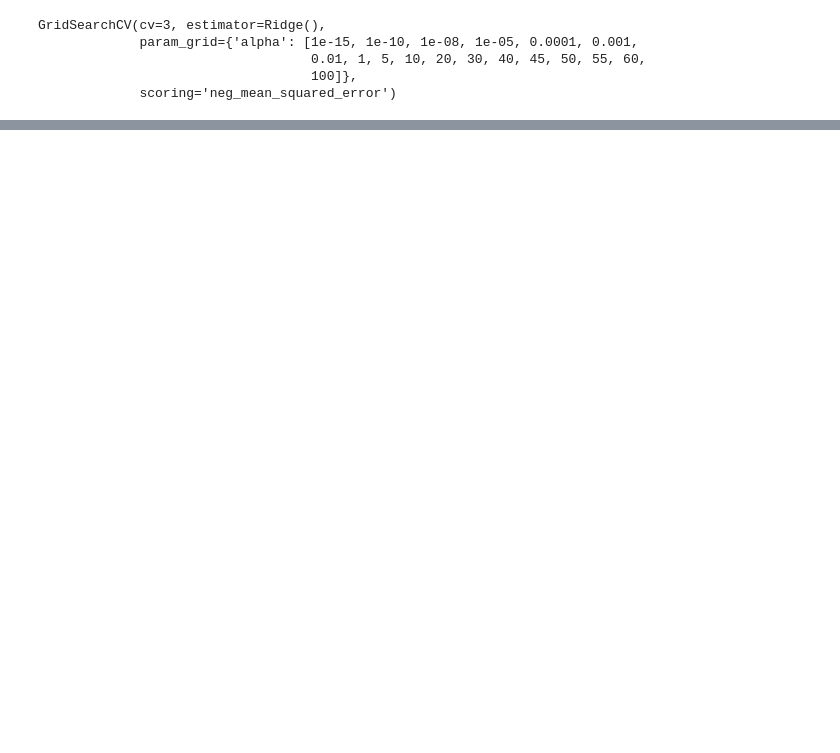
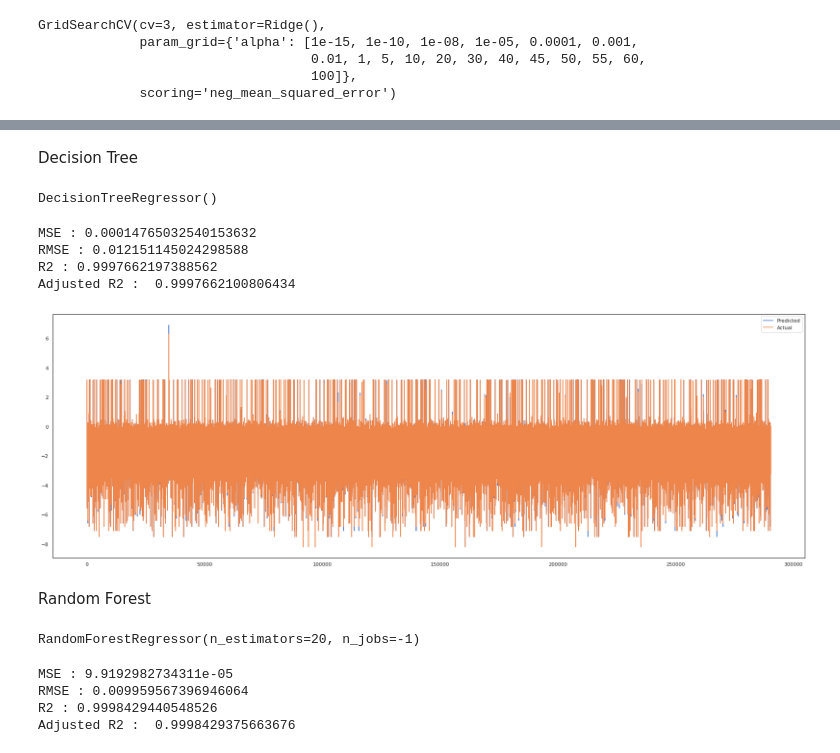
Before and after one commit to kiran2424/NYC-Taxi-Trip-Time-Prediction, a Jupyter notebook: NYC_Taxi_Trip_Time_Prediction_Capstone_Project.ipynb, the cells around one changed output, grey strips where cells are left out. Saved outputs shown, nothing was run; the diff lists cells and outputs as text; code cells hidden in the pictures; blank space fills up the shorter version.

```diff
--- a/NYC_Taxi_Trip_Time_Prediction_Capstone_Project.ipynb
+++ b/NYC_Taxi_Trip_Time_Prediction_Capstone_Project.ipynb
@@ -977,0 +982,39 @@ plt.show()
+# %% [markdown]
+Decision Tree
+# %%
+dtree = DecisionTreeRegressor()
+dtree.fit(X_train,y_train)
+# %% [output]
+DecisionTreeRegressor()
+# %%
+y_pred_dtree = dtree.predict(X_test)
+# %%
+MSE  = mean_squared_error((y_test), (y_pred_dtree))
+print("MSE :" , MSE)
+
+RMSE = np.sqrt(MSE)
+print("RMSE :" ,RMSE)
+
+r2 = r2_score((y_test), (y_pred_dtree))
+print("R2 :" ,r2)
+print("Adjusted R2 : ",1-(1-r2_score((y_test), (y_pred_dtree)))*((X_test.shape[0]-1)/(X_test.shape[0]-X_test.shape[1]-1)))
+# %% [output]
+MSE : 0.00014765032540153632
+RMSE : 0.012151145024298588
+R2 : 0.9997662197388562
+Adjusted R2 :  0.9997662100806434
+# %%
+plt.figure(figsize=(30,10))
+plt.plot((y_pred_dtree))
+plt.plot((np.array(y_test)))
+plt.legend(["Predicted","Actual"])
+plt.show()
+# %% [output]
+[figure, added]
+# %% [markdown]
+Random Forest
+# %%
+rforest = RandomForestRegressor(n_estimators = 20, n_jobs = -1)
+rforest.fit(X_train,y_train)
+# %% [output]
+RandomForestRegressor(n_estimators=20, n_jobs=-1)
@@ -977,0 +1023,15 @@ plt.show()
+# %%
+MSE  = mean_squared_error((y_test), (y_pred_rforest))
+print("MSE :" , MSE)
+
+RMSE = np.sqrt(MSE)
+print("RMSE :" ,RMSE)
+
+r2 = r2_score((y_test), (y_pred_rforest))
+print("R2 :" ,r2)
+print("Adjusted R2 : ",1-(1-r2_score((y_test), (y_pred_rforest)))*((X_test.shape[0]-1)/(X_test.shape[0]-X_test.shape[1]-1)))
+# %% [output]
+MSE : 9.9192982734311e-05
+RMSE : 0.009959567396946064
+R2 : 0.9998429440548526
+Adjusted R2 :  0.9998429375663676
```
Also changed, not shown: parts of 36 cells of this notebook.
